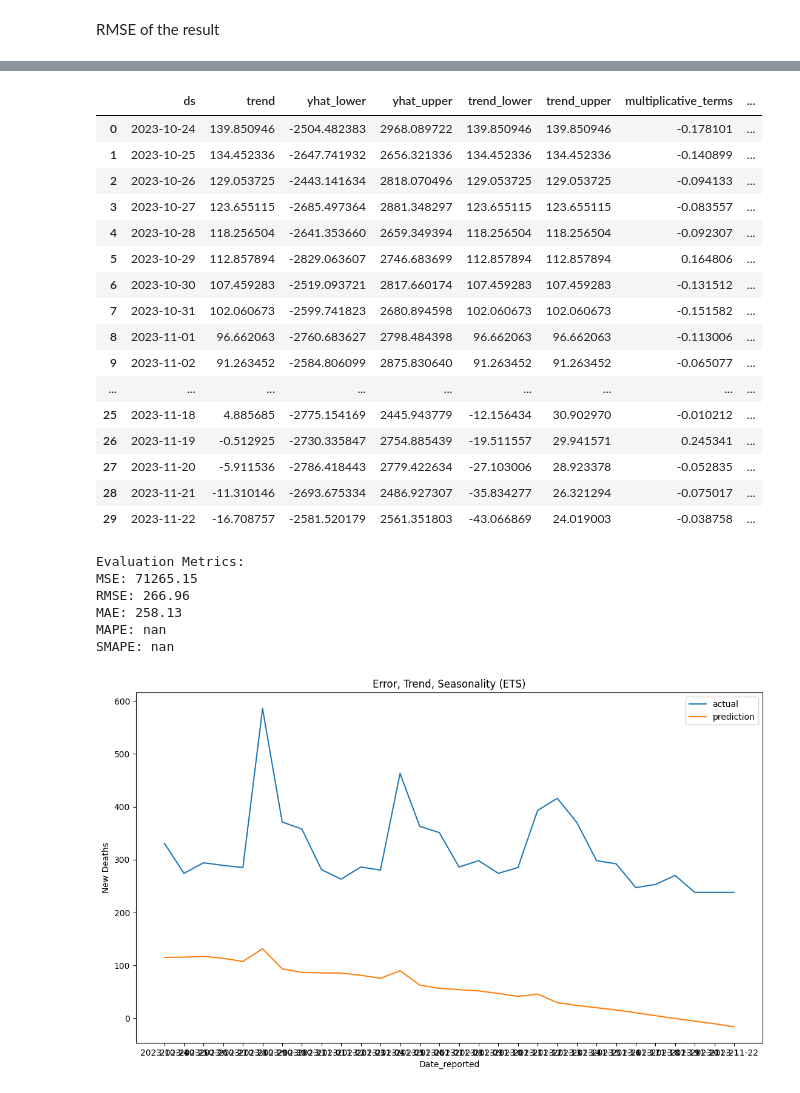
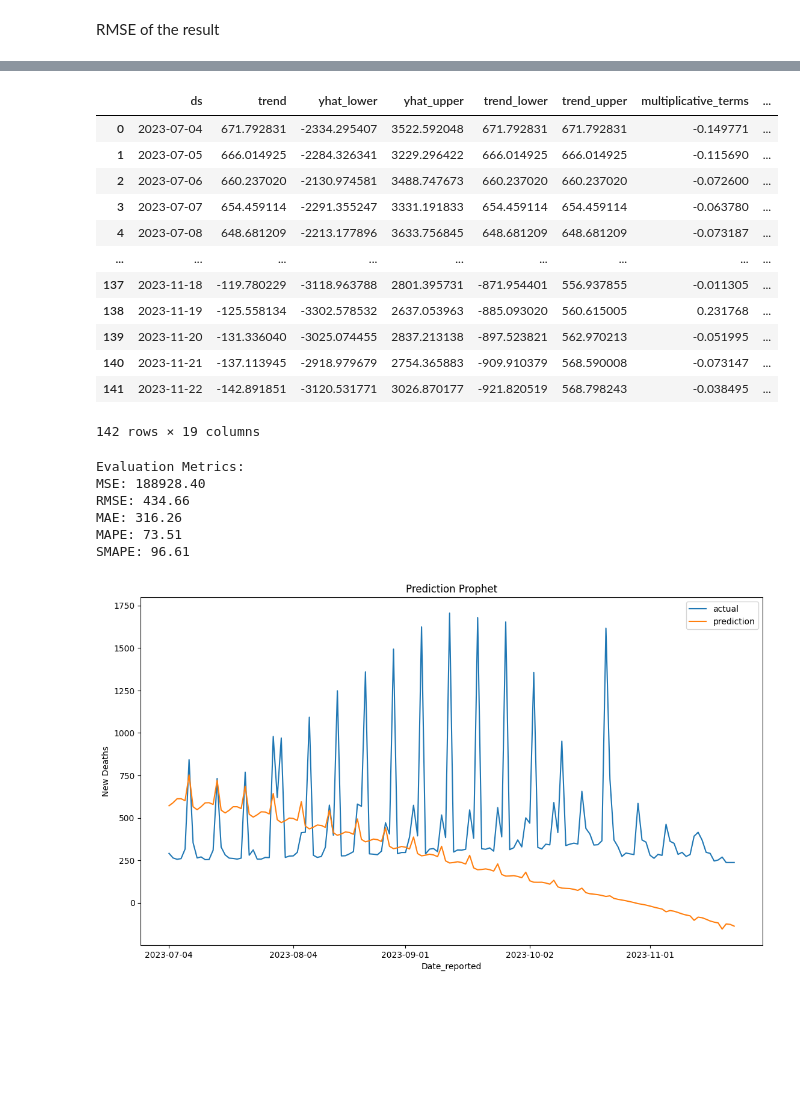
Before and after one commit to samuell07/timeseries-forecasting, a Jupyter notebook: covid_deaths/models/covid-deaths-prophet.ipynb, the cells around one changed output, grey strips where cells are left out. Drawn from its saved outputs; the diff is of its cells as text; code cells hidden in the pictures; blank space fills up the shorter version.

```diff
--- a/covid_deaths/models/covid-deaths-prophet.ipynb
+++ b/covid_deaths/models/covid-deaths-prophet.ipynb
@@ -16,14 +18,12 @@ file_path = "../data/parsed_dataset.csv"
 date_column = "Date_reported"
 target_column = "New_deaths"
 df = pd.read_csv(file_path, parse_dates=True)
-df = df[df[target_column] >= 0]
 df = df[[date_column, target_column]]
 
 df.set_index(date_column, inplace=True)
 df = df.groupby(date_column).sum().reset_index()
 
 df = df.dropna()
-df[target_column] = df[target_column] + 1
 df.rename(columns={date_column: 'ds', target_column: 'y'}, inplace=True)
 df['floor'] = 0
-df['y'].min()
+dates = df['ds'].values
@@ -37,3 +32,8 @@ test = df.iloc[-30:]
+# %%
+data_length = len(df)
+train_split = 0.9
+train = df.iloc[:int(data_length*train_split)]
+test = df.iloc[int(data_length*train_split):]
 # %% [markdown]
 Parameter tuning for order
 # %%
@@ -195,45 +195,48 @@ Seasonality has period of 365.25 days which is larger than initial window. Consi
 pred
 # %% [output]
 |  | ds | trend | yhat_lower | yhat_upper | trend_lower | trend_upper | multiplicative_terms | ... |
-| 0 | 2023-10-24 | 139.850946 | -2504.482383 | 2968.089722 | 139.850946 | 139.850946 | -0.178101 | ... |
-| 1 | 2023-10-25 | 134.452336 | -2647.741932 | 2656.321336 | 134.452336 | 134.452336 | -0.140899 | ... |
-| 2 | 2023-10-26 | 129.053725 | -2443.141634 | 2818.070496 | 129.053725 | 129.053725 | -0.094133 | ... |
-| 3 | 2023-10-27 | 123.655115 | -2685.497364 | 2881.348297 | 123.655115 | 123.655115 | -0.083557 | ... |
-| 4 | 2023-10-28 | 118.256504 | -2641.353660 | 2659.349394 | 118.256504 | 118.256504 | -0.092307 | ... |
-| 5 | 2023-10-29 | 112.857894 | -2829.063607 | 2746.683699 | 112.857894 | 112.857894 | 0.164806 | ... |
-| 6 | 2023-10-30 | 107.459283 | -2519.093721 | 2817.660174 | 107.459283 | 107.459283 | -0.131512 | ... |
-| 7 | 2023-10-31 | 102.060673 | -2599.741823 | 2680.894598 | 102.060673 | 102.060673 | -0.151582 | ... |
-| 8 | 2023-11-01 | 96.662063 | -2760.683627 | 2798.484398 | 96.662063 | 96.662063 | -0.113006 | ... |
-| 9 | 2023-11-02 | 91.263452 | -2584.806099 | 2875.830640 | 91.263452 | 91.263452 | -0.065077 | ... |
+| 0 | 2023-07-04 | 671.792831 | -2334.295407 | 3522.592048 | 671.792831 | 671.792831 | -0.149771 | ... |
+| 1 | 2023-07-05 | 666.014925 | -2284.326341 | 3229.296422 | 666.014925 | 666.014925 | -0.115690 | ... |
+| 2 | 2023-07-06 | 660.237020 | -2130.974581 | 3488.747673 | 660.237020 | 660.237020 | -0.072600 | ... |
+| 3 | 2023-07-07 | 654.459114 | -2291.355247 | 3331.191833 | 654.459114 | 654.459114 | -0.063780 | ... |
+| 4 | 2023-07-08 | 648.681209 | -2213.177896 | 3633.756845 | 648.681209 | 648.681209 | -0.073187 | ... |
 | ... | ... | ... | ... | ... | ... | ... | ... | ... |
-| 25 | 2023-11-18 | 4.885685 | -2775.154169 | 2445.943779 | -12.156434 | 30.902970 | -0.010212 | ... |
-| 26 | 2023-11-19 | -0.512925 | -2730.335847 | 2754.885439 | -19.511557 | 29.941571 | 0.245341 | ... |
-| 27 | 2023-11-20 | -5.911536 | -2786.418443 | 2779.422634 | -27.103006 | 28.923378 | -0.052835 | ... |
-| 28 | 2023-11-21 | -11.310146 | -2693.675334 | 2486.927307 | -35.834277 | 26.321294 | -0.075017 | ... |
-| 29 | 2023-11-22 | -16.708757 | -2581.520179 | 2561.351803 | -43.066869 | 24.019003 | -0.038758 | ... |
+| 137 | 2023-11-18 | -119.780229 | -3118.963788 | 2801.395731 | -871.954401 | 556.937855 | -0.011305 | ... |
+| 138 | 2023-11-19 | -125.558134 | -3302.578532 | 2637.053963 | -885.093020 | 560.615005 | 0.231768 | ... |
+| 139 | 2023-11-20 | -131.336040 | -3025.074455 | 2837.213138 | -897.523821 | 562.970213 | -0.051995 | ... |
+| 140 | 2023-11-21 | -137.113945 | -2918.979679 | 2754.365883 | -909.910379 | 568.590008 | -0.073147 | ... |
+| 141 | 2023-11-22 | -142.891851 | -3120.531771 | 3026.870177 | -921.820519 | 568.798243 | -0.038495 | ... |
+142 rows × 19 columns
-# %%
-from metrics import print_evaluation_metrics
-
-print_evaluation_metrics(pred['yhat'], test['y'])
-# %% [output]
-Evaluation Metrics:
-MSE: 71265.15
-RMSE: 266.96
-MAE: 258.13
-MAPE: nan
-SMAPE: nan
+# %%
+from metrics import print_evaluation_metrics
+non_zero = []
+import sys
+
+for i in pred['yhat']:
+    if i == 0:
+        non_zero.append(i+sys.float_info.min)
+    else:
+        non_zero.append(i)
+print_evaluation_metrics(non_zero, test['y'])
+# %% [output]
+Evaluation Metrics:
+MSE: 188928.40
+RMSE: 434.66
+MAE: 316.26
+MAPE: 73.51
+SMAPE: 96.61
 # %%
-import matplotlib.pyplot as plt
 fig, ax = plt.subplots(1, 1, figsize=(1280 / 96, 720 / 96))
 ax.plot(test['ds'], test['y'].values, label="actual")
 ax.plot(test['ds'], pred['yhat'], label="prediction")
-ax.set_title("Error, Trend, Seasonality (ETS)")
+ax.set_title("Prediction Prophet")
 ax.set_ylabel("New Deaths")
 ax.set_xlabel(date_column)
 ax.legend()
+ax.xaxis.set_major_locator(mdates.AutoDateLocator())
 plt.show()
 # %% [output]
-[figure, old version]
+[figure, new version]
 # %%
 # Create a copy of the data
 data_log = df.copy()# Create the log scale data by taking the natual log of the stock prices.
```
Also changed, not shown: parts of 15 cells of this notebook, 7 other files.
